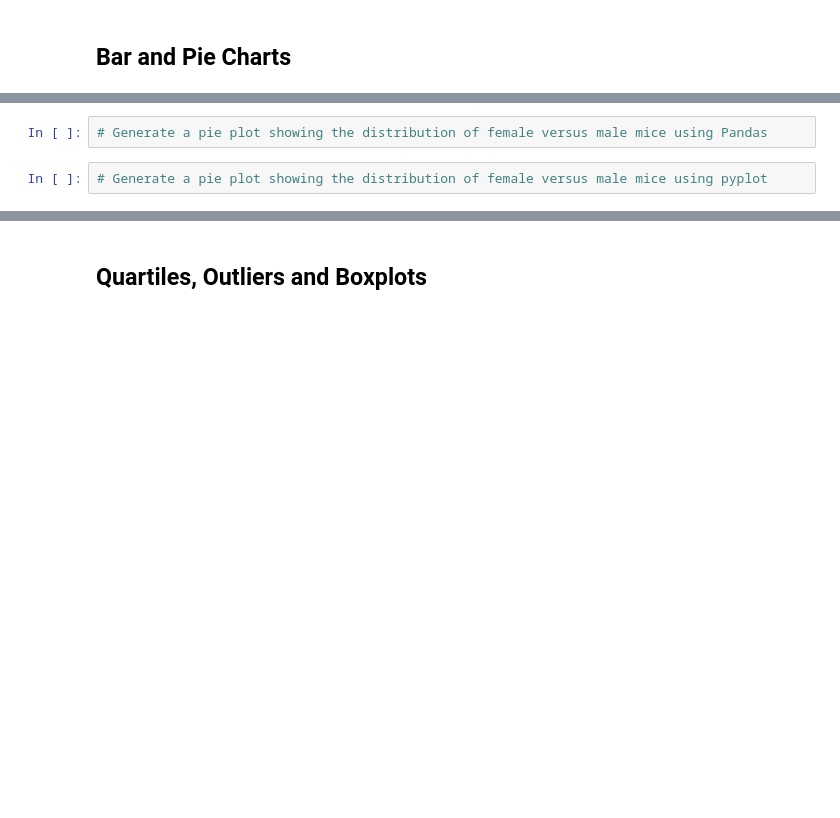
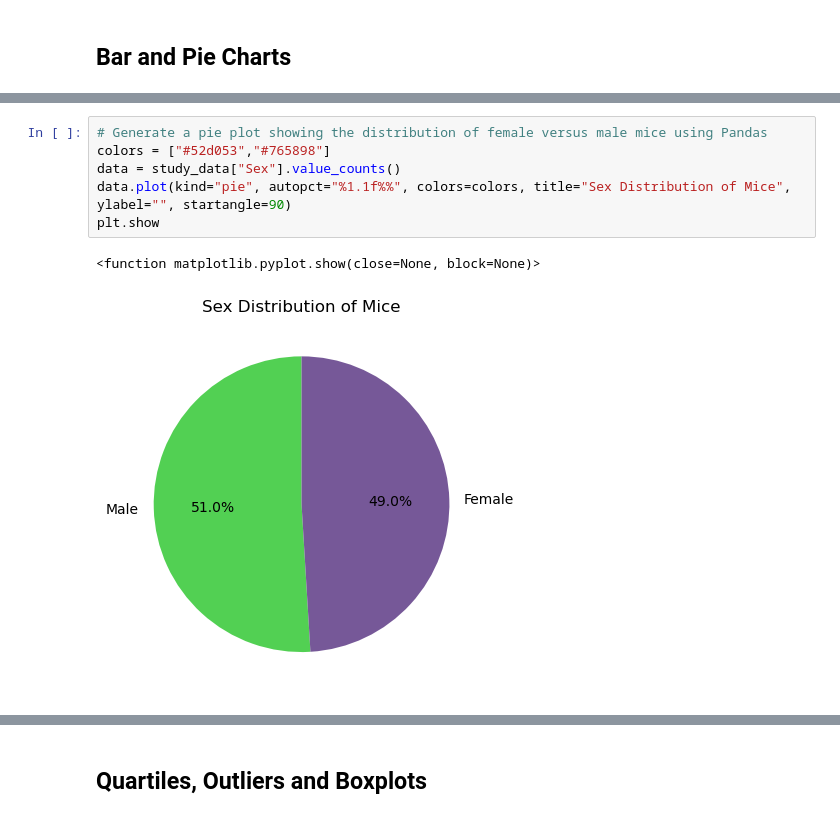
Before and after one commit to TheBoognish138/05-dataVis, a Jupyter notebook: Pymaceuticals/pymaceuticals_starter.ipynb, the cells around one changed output, grey strips where cells are left out. Saved outputs shown, nothing was run; the diff lists cells and outputs as text; blank space fills up the shorter version.

```diff
--- a/Pymaceuticals/pymaceuticals_starter.ipynb
+++ b/Pymaceuticals/pymaceuticals_starter.ipynb
@@ -88,4 +163,9 @@ duplicate_mouse_data
 # %%
 # Generate a pie plot showing the distribution of female versus male mice using Pandas
+colors = ["#52d053","#765898"]
+data = study_data["Sex"].value_counts()
+data.plot(kind="pie", autopct="%1.1f%%", colors=colors, title="Sex Distribution of Mice", ylabel="", startangle=90)
+plt.show
+# %% [output]
+<function matplotlib.pyplot.show(close=None, block=None)>
+[figure, added]
-# %%
-# Generate a pie plot showing the distribution of female versus male mice using pyplot
```
Also changed, not shown: parts of 25 cells of this notebook, 1 other file.
